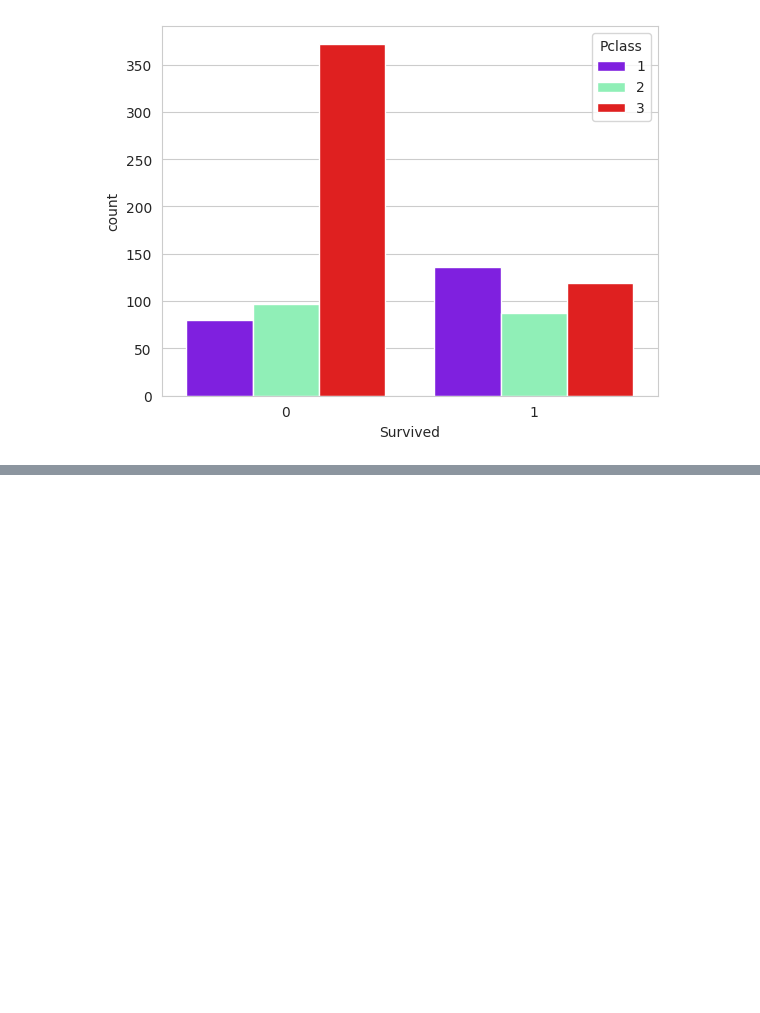
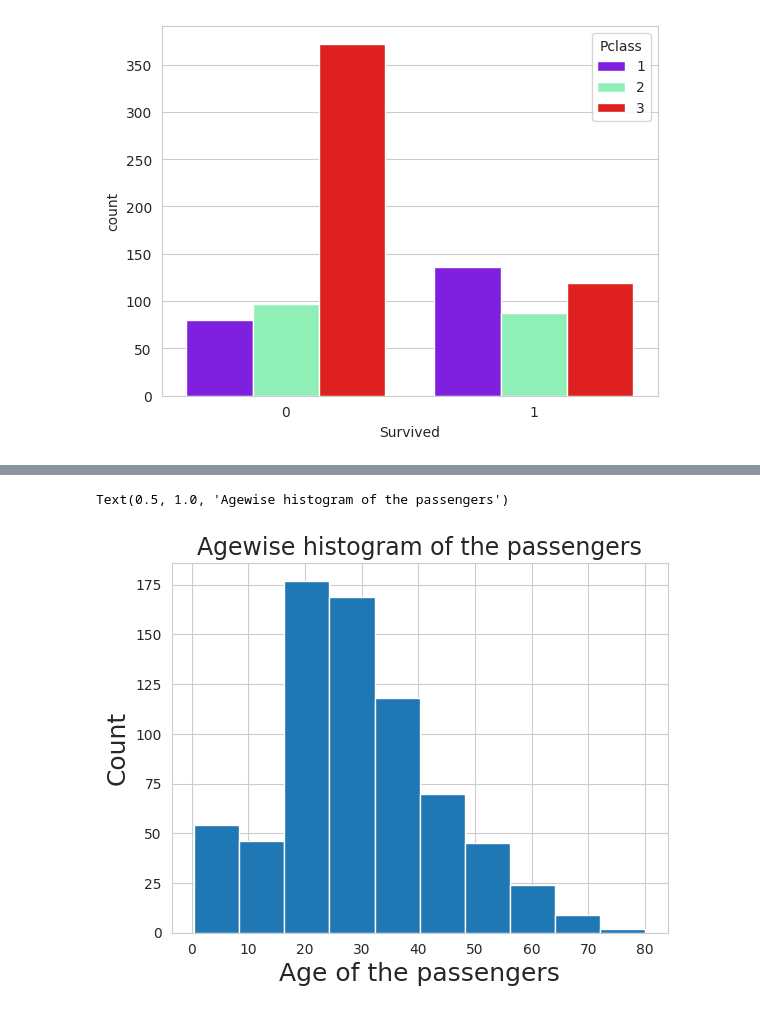
Before and after one commit to goliakash/AI-and-ML-, a Jupyter notebook: Lab_05.ipynb, the cells around one changed output, grey strips where cells are left out. Drawn from its saved outputs; the diff is of its cells as text; code cells hidden in the pictures; blank space fills up the shorter version.

```diff
--- a/Lab_05.ipynb
+++ b/Lab_05.ipynb
@@ -83,0 +107,9 @@ sns.countplot(x='Survived',hue='Pclass',data=train,palette='rainbow')
+# %%
+train['Age'].hist()
+plt.xlabel("Age of the passengers",fontsize=18)
+plt.ylabel("Count",fontsize=18)
+plt.title("Agewise histogram of the passengers",fontsize=17)
+#train['Age'].hist(bins=30,color='darkred',alpha=0.7,figsize=(10,6))
+# %% [output]
+Text(0.5, 1.0, 'Agewise histogram of the passengers')
+[figure, added]
```
Also changed, not shown: parts of 7 cells of this notebook.
